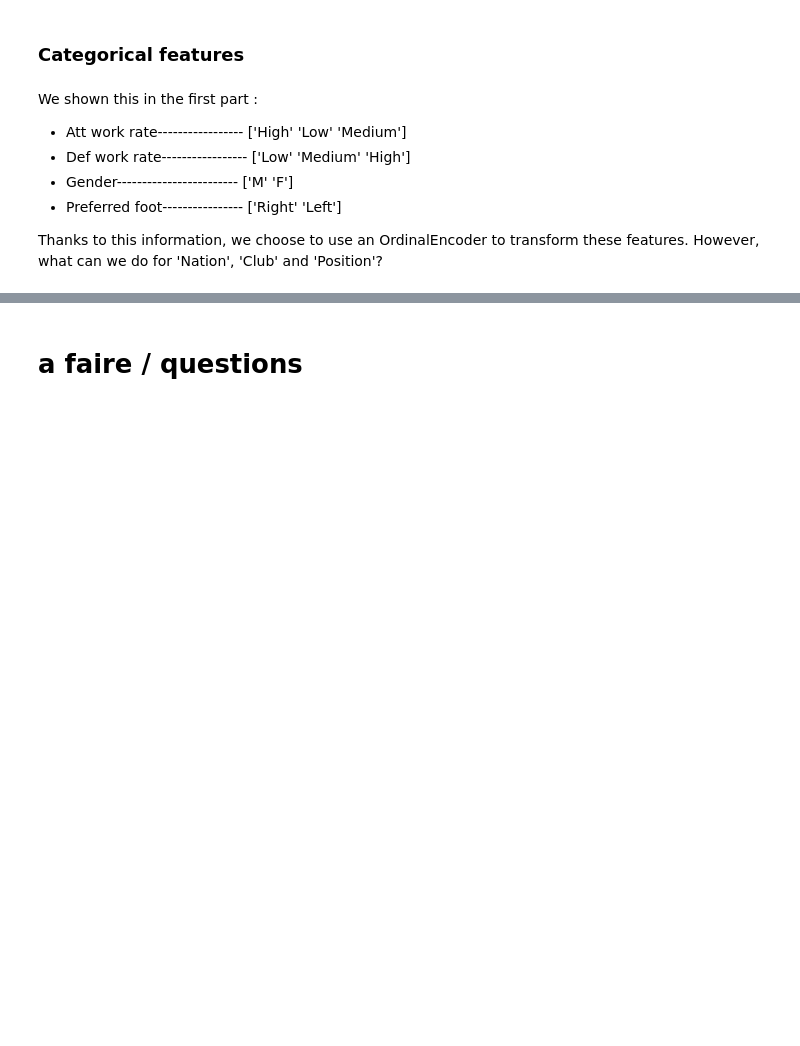
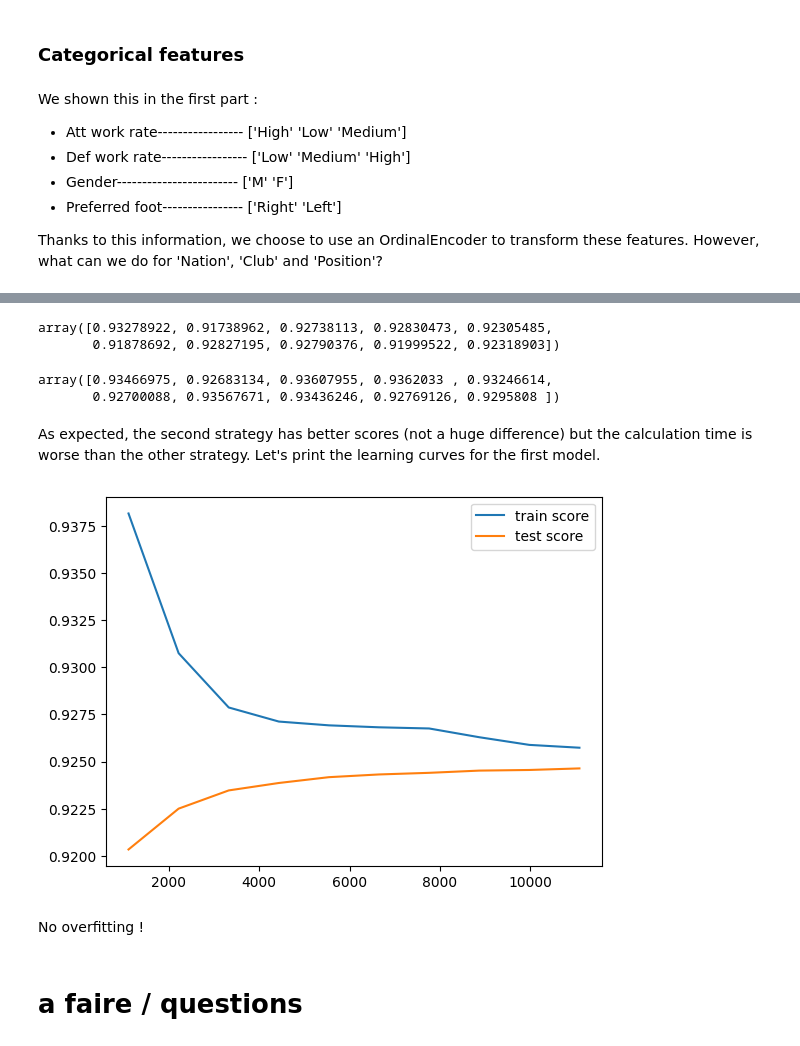
Before and after one commit to elouanzer/AAAproject_FC24, a Jupyter notebook: FC24_MLproject.ipynb, the cells around one changed output, grey strips where cells are left out. Cells and saved outputs as stored; diff of their text form; code cells hidden in the pictures; blank space fills up the shorter version.

Commit message:
premier modele

```diff
--- a/FC24_MLproject.ipynb
+++ b/FC24_MLproject.ipynb
@@ -292,0 +270,25 @@ Seconde idea : using a
+# %%
+transformer_1 = make_column_transformer(
+    #Numerical
+    (StandardScaler(), make_column_selector(dtype_exclude=object)),
+    #first categorical features
+    (OrdinalEncoder(categories=[['Low', 'Medium', 'High'], ['Low', 'Medium', 'High']]),
+                  ['Att work rate', 'Def work rate']),
+    (OrdinalEncoder(), ['Gender', 'Preferred foot']),
+    #idea 1
+    (OneHotEncoder(handle_unknown='ignore'), ['Position']),
+    (OrdinalEncoder(handle_unknown='use_encoded_value', unknown_value=-1),
+      ['Club', 'Nation'])
+)
+
+#the same transformer without the scaling (useless for models based on trees for example)
+transformer_1_noscaling = make_column_transformer(
+    #first categorical features
+    (OrdinalEncoder(categories=[['Low', 'Medium', 'High'], ['Low', 'Medium', 'High']]),
+                  ['Att work rate', 'Def work rate']),
+    (OrdinalEncoder(), ['Gender', 'Preferred foot']),
+    #idea 1
+    (OneHotEncoder(handle_unknown='ignore'), ['Position']),
+    (OrdinalEncoder(handle_unknown='use_encoded_value', unknown_value=-1),
+      ['Club', 'Nation'])
+)
@@ -293,3 +341,41 @@ Seconde idea : using a
+# %%
+cv_linear_regression_1 = cross_val_score(make_pipeline( transformer_1, LinearRegression()),
+                                         X_train, y_train, cv=10)
+
+cv_linear_regression_1
+# %% [output]
+array([0.93278922, 0.91738962, 0.92738113, 0.92830473, 0.92305485,
+       0.91878692, 0.92827195, 0.92790376, 0.91999522, 0.92318903])
+# %%
+cv_linear_regression_2 = cross_val_score(make_pipeline( transformer_2, LinearRegression()),
+                                         X_train, y_train, cv=10)
+cv_linear_regression_2
+# %% [output]
+array([0.93466975, 0.92683134, 0.93607955, 0.9362033 , 0.93246614,
+       0.92700088, 0.93567671, 0.93436246, 0.92769126, 0.9295808 ])
+# %% [markdown]
+As expected, the second strategy has better scores (not a huge difference) but the calculation time is worse than the other strategy. Let's print the learning curves for the first model.
+# %%
+def plot_learning_curve(model, cv=5):
+    N,train_scores, test_scores = learning_curve(model, X_train, y_train,
+                                                 cv=cv,
+                                                 train_sizes=np.linspace(0.1,1,10))
+    plt.figure()
+    plt.plot(N, train_scores.mean(axis=1), label="train score")
+    plt.plot(N, test_scores.mean(axis=1), label="test score")
+    plt.legend()
+    plt.show()
+# %%
+linear_regression = make_pipeline(
+    transformer_1,
+    LinearRegression()
+)
+
+plot_learning_curve(linear_regression)
+# %% [output]
+[figure, added]
+# %% [markdown]
+No overfitting !
 # %% [markdown]
 # a faire / questions
 # %% [markdown]
```
Also changed, not shown: parts of 21 cells of this notebook.
